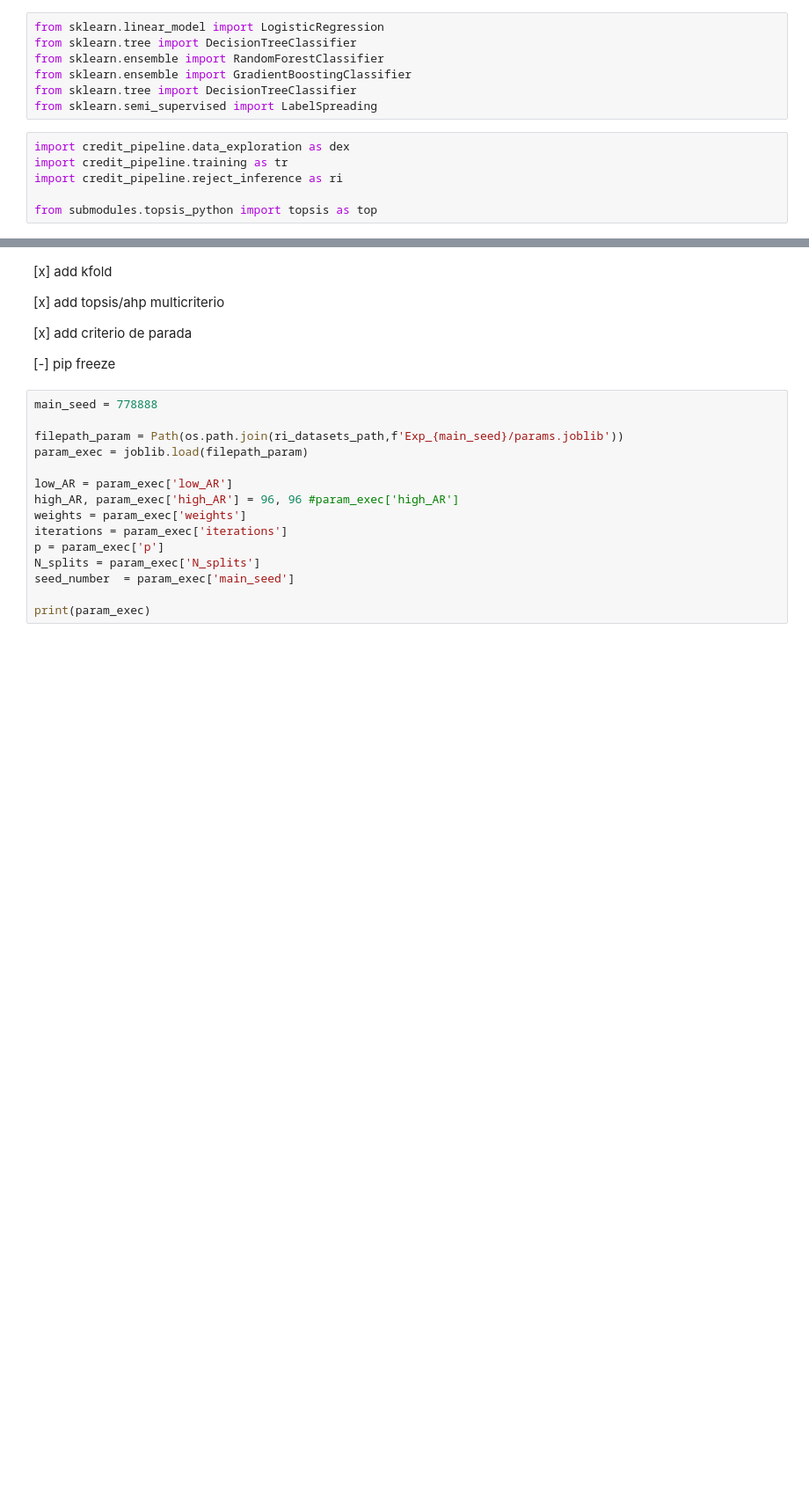
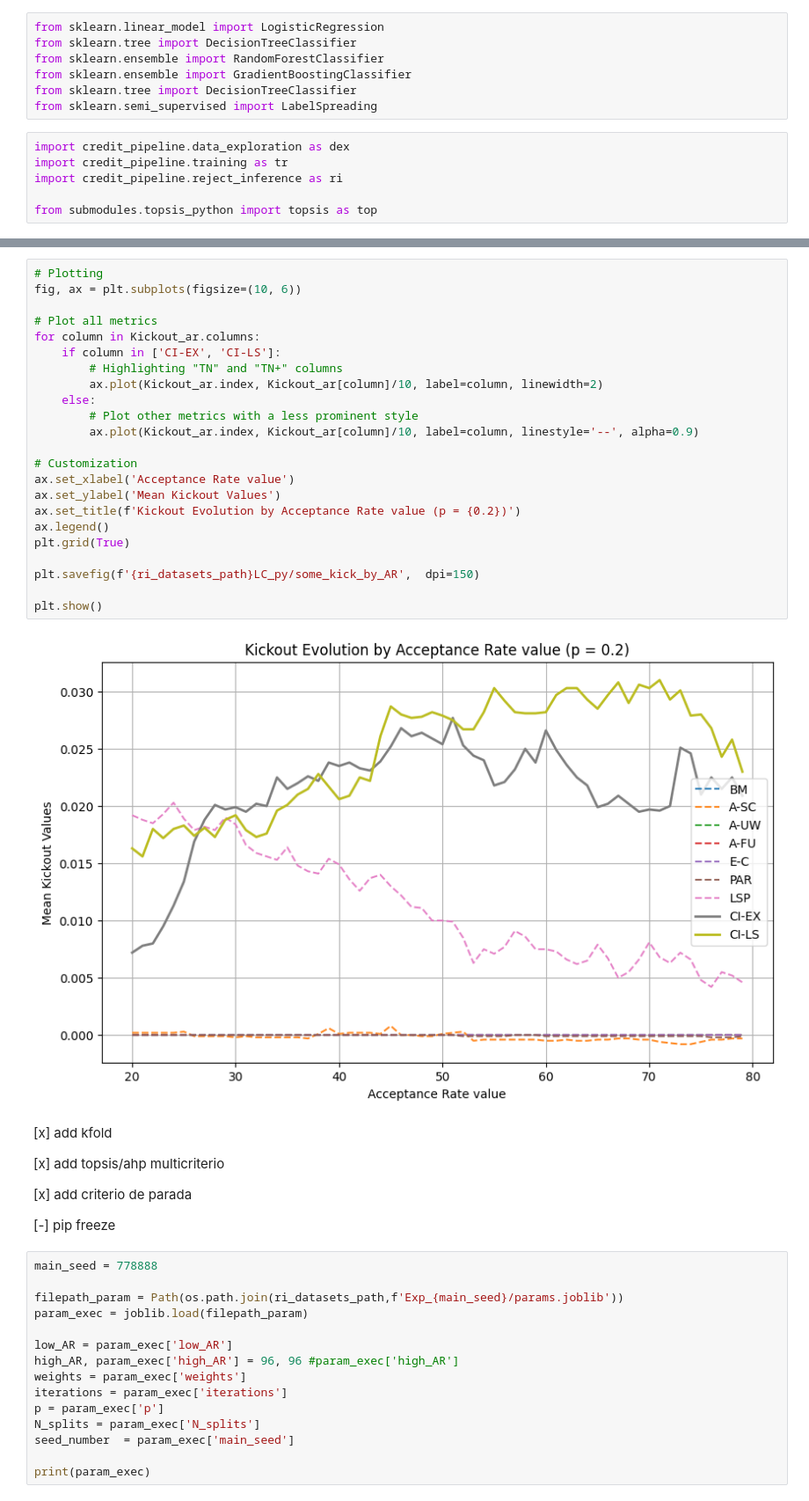
Before and after one commit to hiaac-finance/credit_pipeline, a Jupyter notebook: examples/playground tese.ipynb, the cells around one changed output, grey strips where cells are left out. Shown: that part at 88% size. Saved outputs shown, nothing was run; the diff lists cells and outputs as text; blank space fills up the shorter version.

```diff
--- a/examples/playground tese.ipynb
+++ b/examples/playground tese.ipynb
@@ -77,3 +144,28 @@ mean_metrics
+# %%
+# Plotting
+fig, ax = plt.subplots(figsize=(10, 6))
+
+# Plot all metrics
+for column in Kickout_ar.columns:
+    if column in ['CI-EX', 'CI-LS']:
+        # Highlighting "TN" and "TN+" columns
+        ax.plot(Kickout_ar.index, Kickout_ar[column]/10, label=column, linewidth=2)
+    else:
+        # Plot other metrics with a less prominent style
+        ax.plot(Kickout_ar.index, Kickout_ar[column]/10, label=column, linestyle='--', alpha=0.9)
+
+# Customization
+ax.set_xlabel('Acceptance Rate value')
+ax.set_ylabel('Mean Kickout Values')
+ax.set_title(f'Kickout Evolution by Acceptance Rate value (p = {0.2})')
+ax.legend()
+plt.grid(True)
+
+plt.savefig(f'{ri_datasets_path}LC_py/some_kick_by_AR',  dpi=150)
+
+plt.show()
+# %% [output]
+[figure, added]
 # %% [markdown]
 [x] add kfold
 
```
Also changed, not shown: parts of 18 cells of this notebook, 4 other files.
